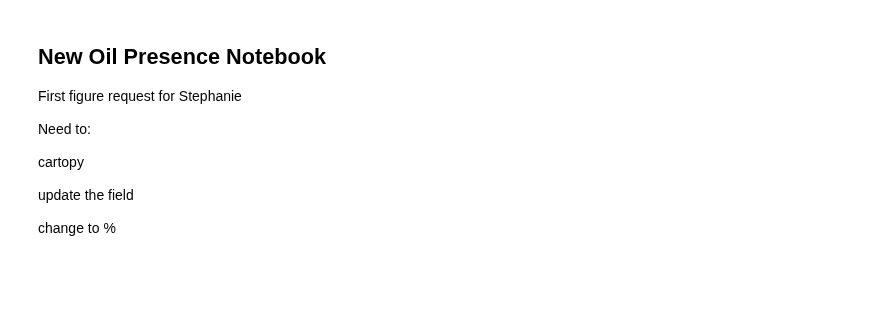
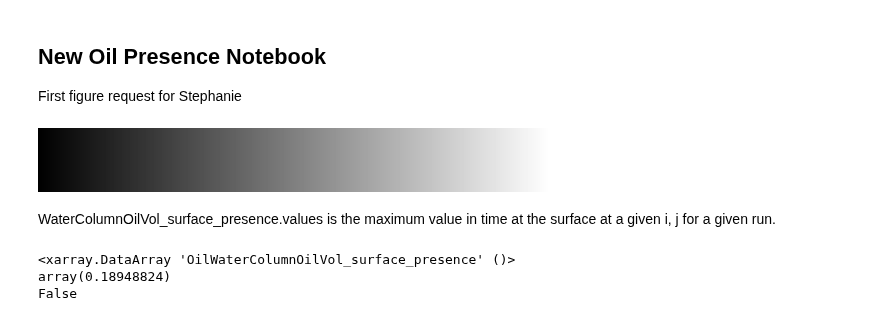
Before and after one commit to MIDOSS/Visualization, a Jupyter notebook: OilPresence-LonLat.ipynb, the cells around one changed output. Saved outputs shown, nothing was run; the diff lists cells and outputs as text; code cells hidden in the pictures; blank space fills up the shorter version.

```diff
--- a/OilPresence-LonLat.ipynb
+++ b/OilPresence-LonLat.ipynb
@@ -2,14 +2,6 @@
 ## New Oil Presence Notebook
 
 First figure request for Stephanie
-
-Need to:
-
-cartopy
-
-update the field
-
-change to %
 # %%
 from cartopy import crs, feature
 from cartopy.mpl.gridliner import LONGITUDE_FORMATTER, LATITUDE_FORMATTER
@@ -24,4 +16,7 @@ from salishsea_tools import viz_tools
 # %%
 landcolour = 'papayawhip'
 plt.rcParams['font.size'] = 15
+mcm.gray
+# %% [output]
+[figure, added]
 # %%
@@ -32,2 +34,12 @@ data3d = xr.open_dataset('/data/sallen/results/MIDOSS/Monte_Carlo/first240_oilpr
+# %% [markdown]
+WaterColumnOilVol_surface_presence.values is the maximum value in time at the surface at a given i, j for a given run.
 # %%
-oil = np.ma.masked_array(data3d.presence, data3d.presence < 0.01)
+#oil = np.zeros_like(raw.values[0])
+oil_array = (raw > 0.001).astype(int).mean(axis=0)
+print (oil_array.max())
+oil = np.ma.masked_array(oil_array, oil_array < 0.01)  #mask anything less than 1%
+print (oil.mask.min())
+# %% [output]
+<xarray.DataArray 'OilWaterColumnOilVol_surface_presence' ()>
+array(0.18948824)
+False
```
Also changed, not shown: parts of 8 cells of this notebook, 2 other files.
